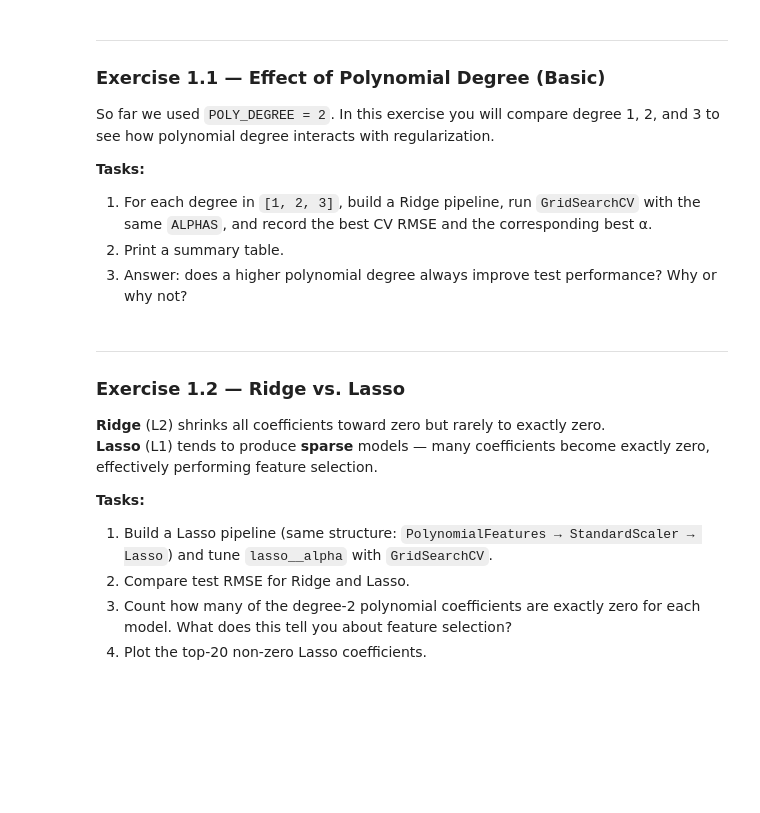
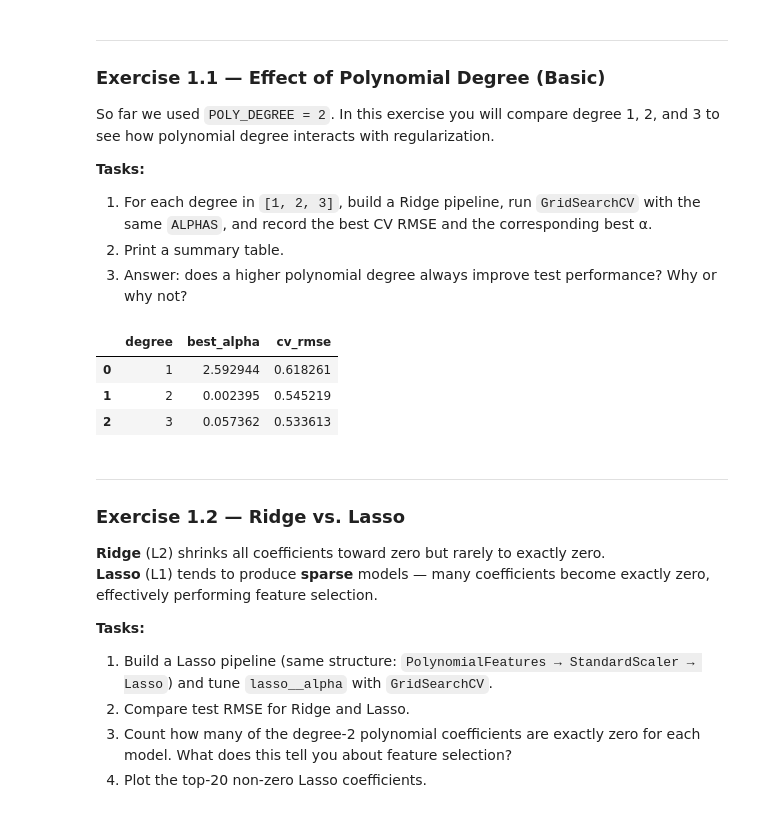
Before and after one commit to Milo18113/lab_linear_regression, a Jupyter notebook: lab_linear_regression.ipynb, the cells around one changed output. Drawn from its saved outputs; the diff is of its cells as text; code cells hidden in the pictures; blank space fills up the shorter version.

```diff
--- a/lab_linear_regression.ipynb
+++ b/lab_linear_regression.ipynb
@@ -772,7 +772,34 @@ So far we used `POLY_DEGREE = 2`. In this exercise you will compare degree 1, 2,
 2. Print a summary table.
 3. Answer: does a higher polynomial degree always improve test performance? Why or why not?
 # %%
-# Your code here
+results_ex11 = []
+
+for degree in [1,2,3]:
+    pipe_degree = Pipeline([
+    ('log_transform', log_preprocessor),
+    ('poly', PolynomialFeatures(degree=degree, include_bias=False)),
+    ('scaler', StandardScaler()),
+    ('ridge', Ridge()),
+    ])
+
+    grid_degree=GridSearchCV(
+        pipe_degree, {'ridge__alpha': ALPHAS},
+        cv=CV_FOLDS, scoring='neg_mean_squared_error', n_jobs=-1,
+    )
+
+    grid_degree.fit(X_train, y_train)
+    results_ex11.append({
+        'degree': degree,
+        'best_alpha': grid_degree.best_params_['ridge__alpha'],
+        'cv_rmse': np.sqrt(-grid_degree.best_score_),
+    })
+
+pd.DataFrame(results_ex11)
+# %% [output]
+|  | degree | best_alpha | cv_rmse |
+| 0 | 1 | 2.592944 | 0.618261 |
+| 1 | 2 | 0.002395 | 0.545219 |
+| 2 | 3 | 0.057362 | 0.533613 |
 # %% [markdown]
 ---
 <a id='ex12'></a>
```
Also changed, not shown: parts of 6 cells of this notebook.
